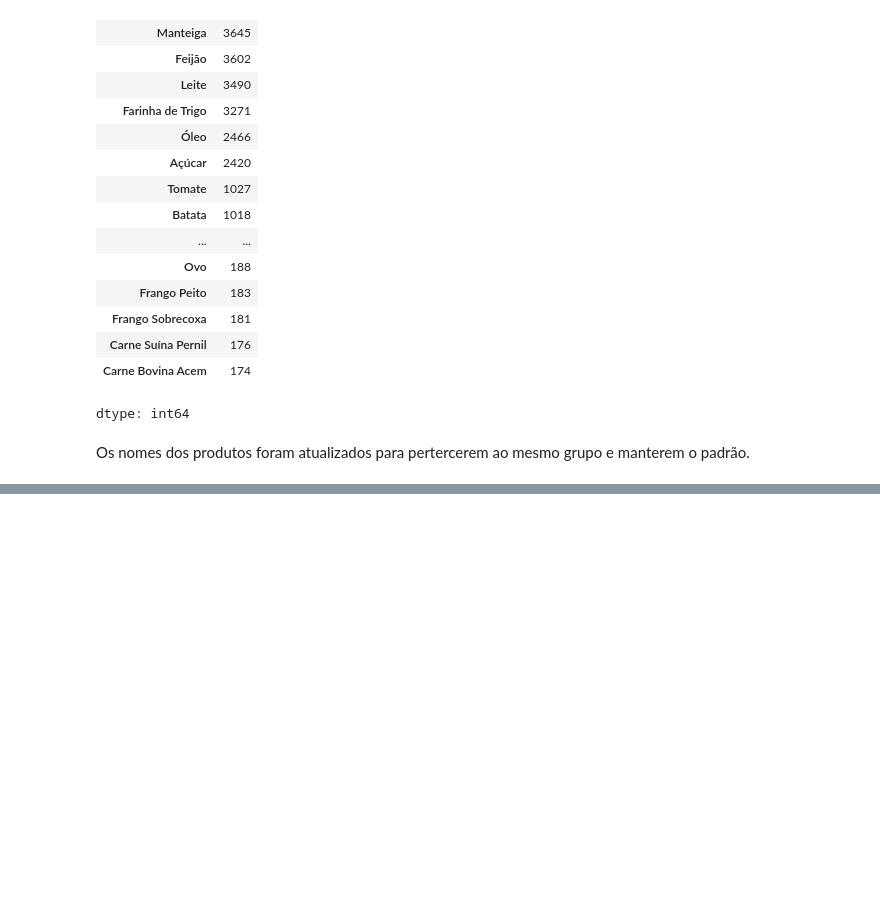
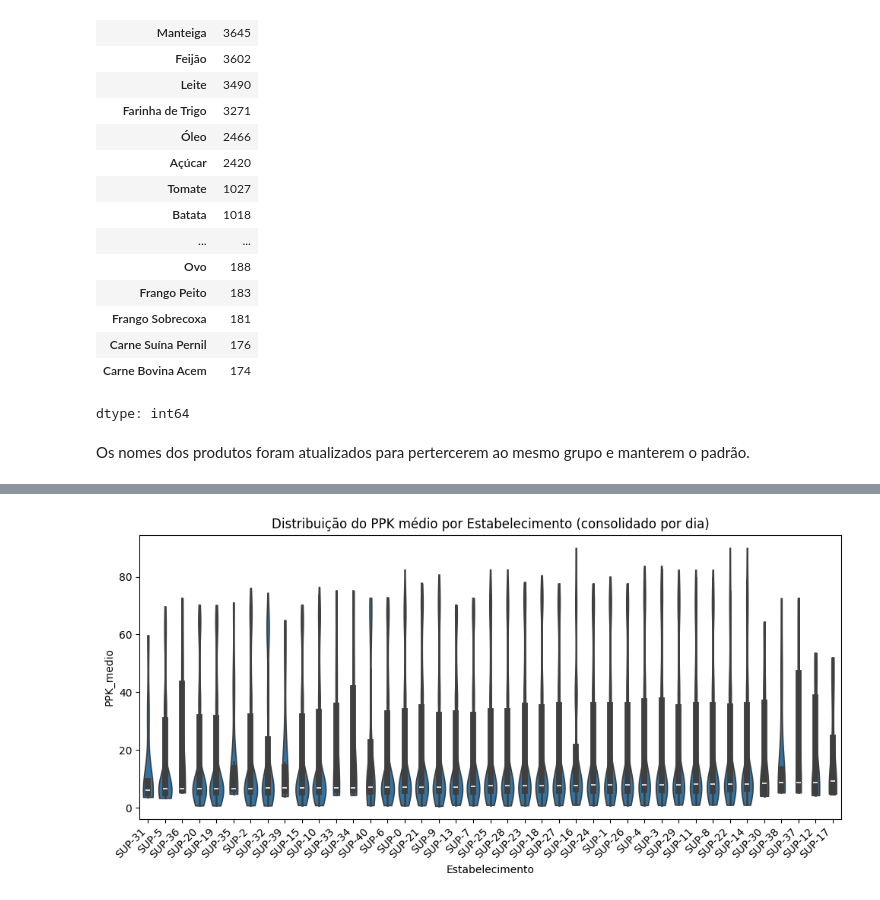
Before and after one commit to MariaPompiani/basic-basket-2025-analysis, a Jupyter notebook: extensao2_2025.ipynb, the cells around one changed output, grey strips where cells are left out. Saved outputs shown, nothing was run; the diff lists cells and outputs as text; code cells hidden in the pictures; blank space fills up the shorter version.

```diff
--- a/extensao2_2025.ipynb
+++ b/extensao2_2025.ipynb
@@ -147,0 +178,11 @@ data.head()
+# %%
+plt.figure(figsize=(10,5))
+ordem = data.groupby('Estabelecimento')["PPK_medio"].median().sort_values().index
+sns.violinplot(data=data, x='Estabelecimento', y='PPK_medio', order=ordem, cut=0)
+plt.xticks(rotation=45, ha='right')
+plt.title("Distribuição do PPK médio por Estabelecimento (consolidado por dia)")
+plt.tight_layout()
+plt.show()
+#Aqui eu quis comparar como os mercados diferem entre si nos preços dos produtos, usei isso ai porque não gosto de boxplot
+# %% [output]
+[figure, added]
```
Also changed, not shown: parts of 13 cells of this notebook.
